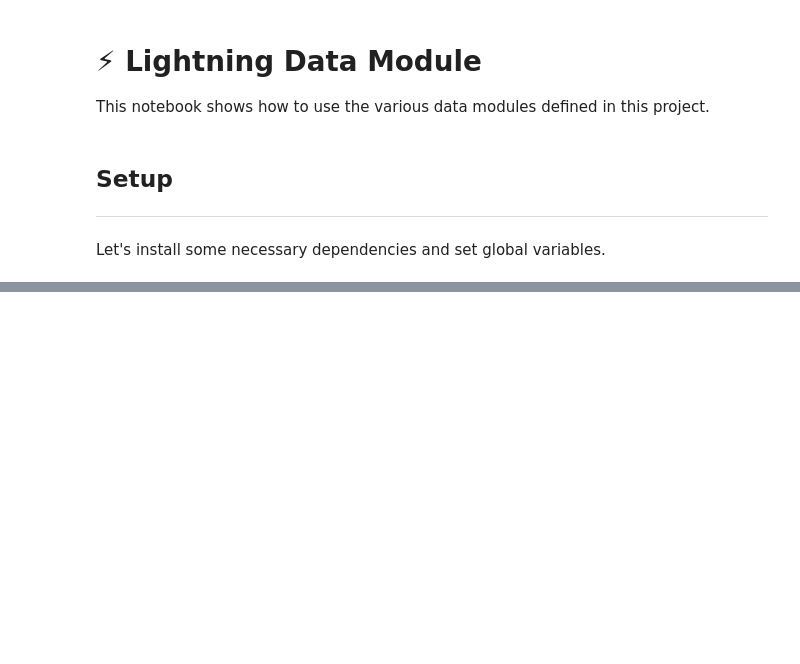
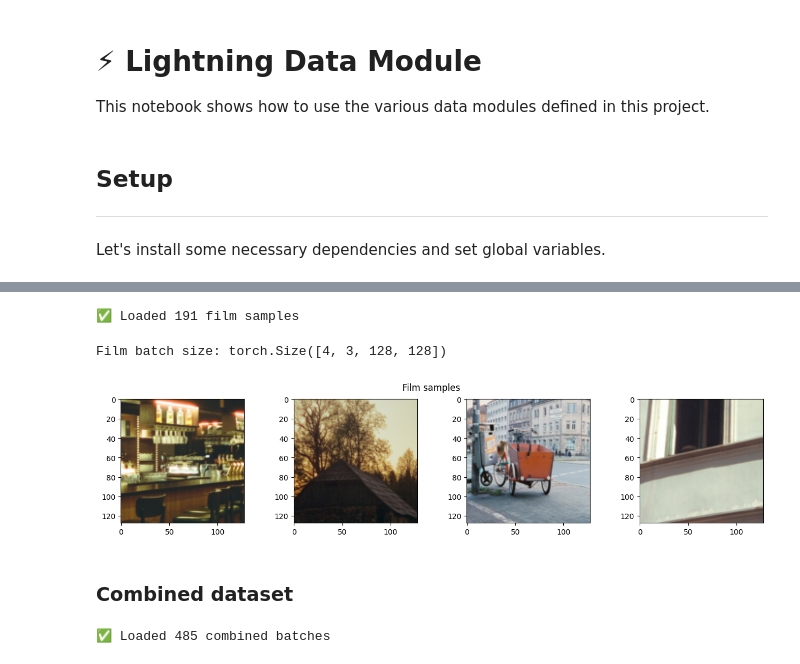
Before and after one commit to mikasenghaas/sillystill, a Jupyter notebook: notebooks/3.0-data.ipynb, the cells around one changed output, grey strips where cells are left out. Saved outputs shown, nothing was run; the diff lists cells and outputs as text; code cells hidden in the pictures; blank space fills up the shorter version.

```diff
--- a/notebooks/3.0-data.ipynb
+++ b/notebooks/3.0-data.ipynb
@@ -84,0 +124,42 @@ print(batch[0].shape, batch[1].shape)
+# %%
+# Instantiate film dataset
+film_unpaired_dir = os.path.join(DATA_DIR, "unpaired", "film")
+film_dataset = UnpairedDataset(
+    image_dir=film_unpaired_dir,
+    patch_size=128,
+    augment=None,
+    max_samples=None
+)
+
+print(f"✅ Loaded {len(film_dataset)} film samples")
+# %% [output]
+✅ Loaded 191 film samples
+# %%
+# Inspect samples
+film_loader = DataLoader(film_dataset, batch_size=batch_size)
+film_batch = next(iter(film_loader))
+print(f"Film batch size: {film_batch.shape}")
+
+# Show sample
+fig, axs = plt.subplots(ncols=batch_size, figsize=(4 * batch_size, 3))
+fig.suptitle("Film samples")
+for i in range(batch_size):
+    axs[i].imshow(undo_transforms(film_batch[i]).numpy())
+# %% [output]
+Film batch size: torch.Size([4, 3, 128, 128])
+[figure, added]
+# %% [markdown]
+### Combined dataset
+# %%
+# Instantiate combined dataset
+combined_dataset = CombinedDataset(
+    digital_dataset=digital_dataset,
+    film_dataset=film_dataset,
+    paired_dataset=digital_film_data,
+    num_paired_per_batch=1,
+    num_unpaired_per_batch=1,
+)
+
+print(f"✅ Loaded {len(combined_dataset)} combined batches")
+# %% [output]
+✅ Loaded 485 combined batches
```
Also changed, not shown: parts of 16 cells of this notebook, 6 other files.
